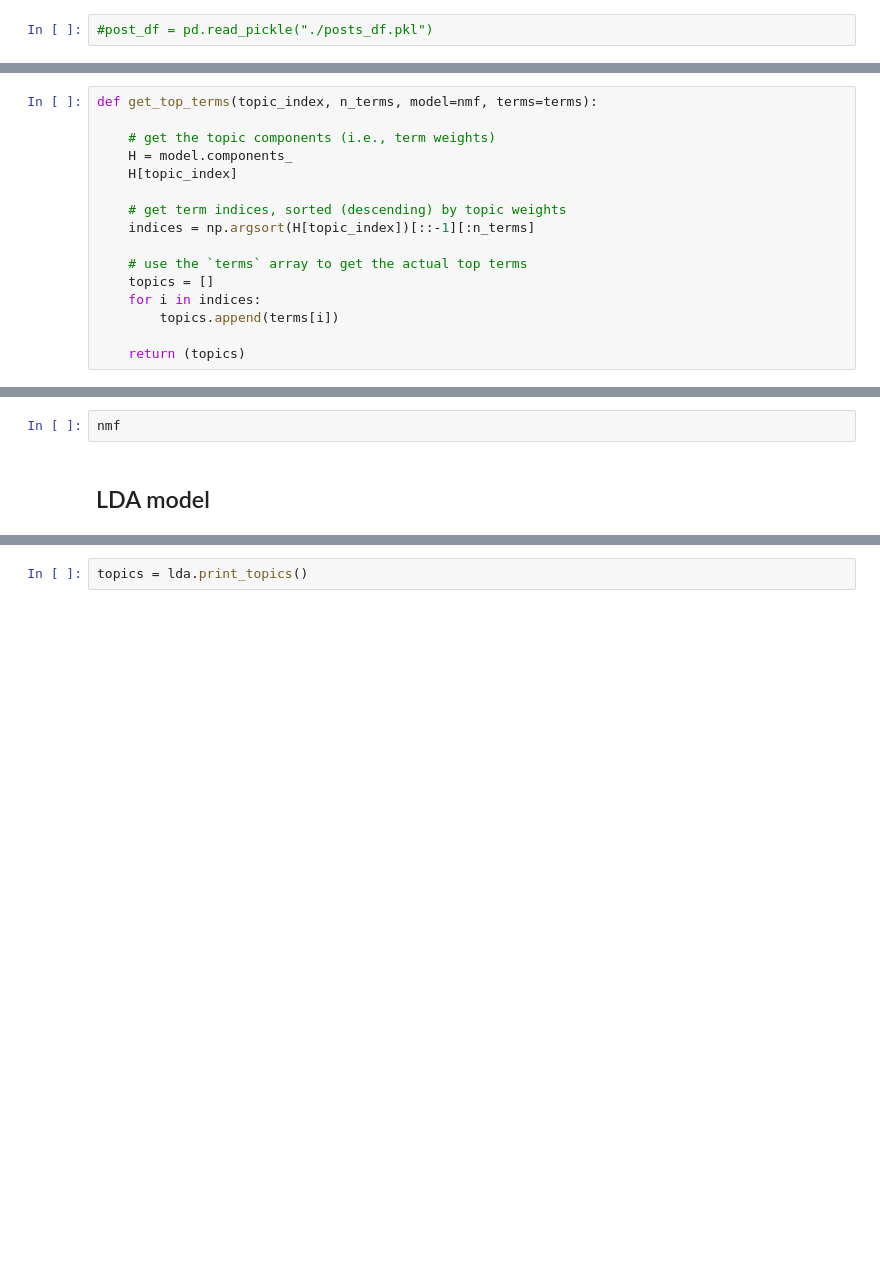
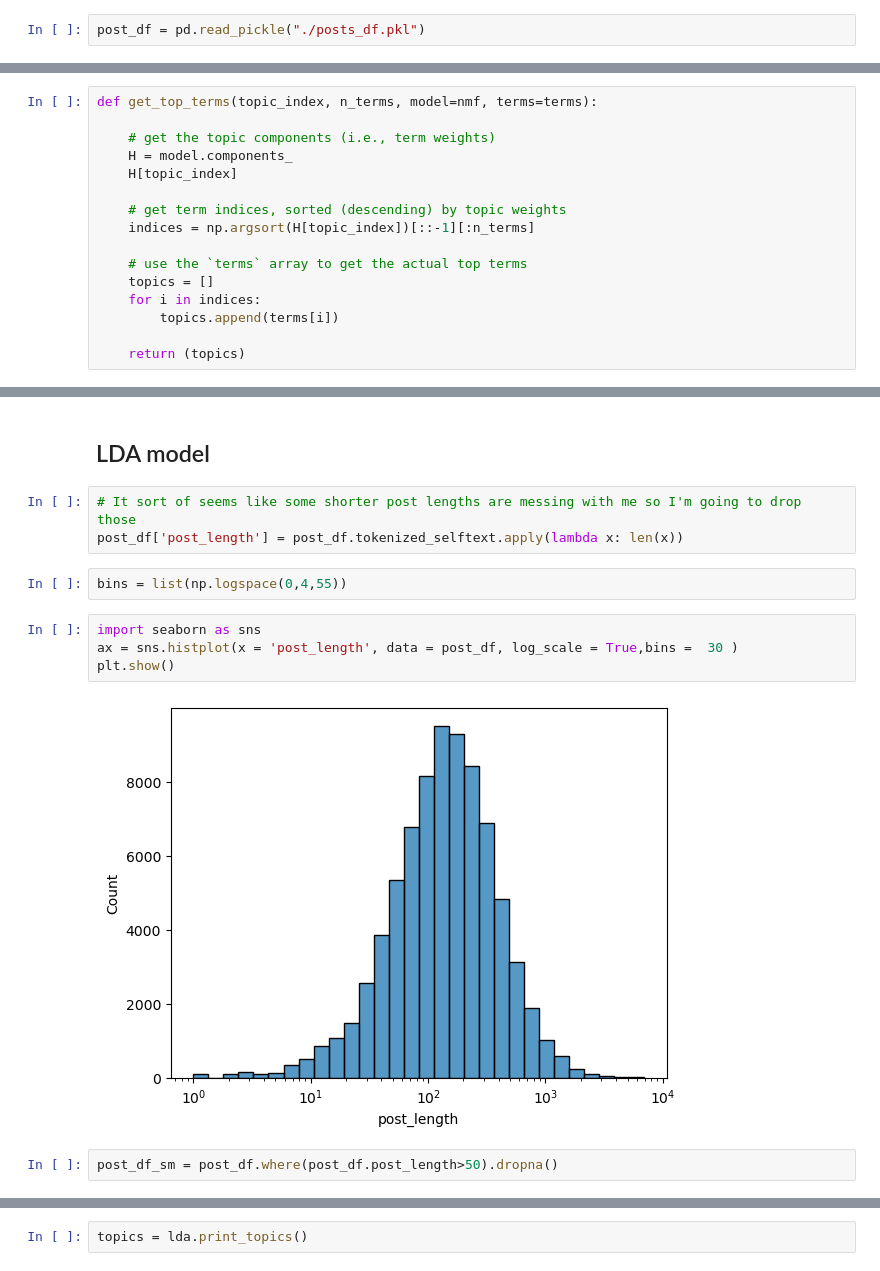
Before and after one commit to xamwood/Metis_unsupervised_NLP_project, a Jupyter notebook: improvement_project.ipynb, the cells around one changed output, grey strips where cells are left out. Saved outputs shown, nothing was run; the diff lists cells and outputs as text; blank space fills up the shorter version.

```diff
--- a/improvement_project.ipynb
+++ b/improvement_project.ipynb
@@ -351,4 +359,4 @@ post_df
 # %%
 #post_df.to_pickle("./posts_df.pkl")
 # %%
-#post_df = pd.read_pickle("./posts_df.pkl")
+post_df = pd.read_pickle("./posts_df.pkl")
@@ -543,4 +555,15 @@ get_top_terms(0,10)
-# %%
-nmf
 # %% [markdown]
 ## LDA model
+# %%
+# It sort of seems like some shorter post lengths are messing with me so I'm going to drop those
+post_df['post_length'] = post_df.tokenized_selftext.apply(lambda x: len(x))
+# %%
+bins = list(np.logspace(0,4,55))
+# %%
+import seaborn as sns
+ax = sns.histplot(x = 'post_length', data = post_df, log_scale = True,bins =  30 )
+plt.show()
+# %% [output]
+[figure, added]
+# %%
+post_df_sm = post_df.where(post_df.post_length>50).dropna()
```
Also changed, not shown: parts of 84 cells of this notebook.
